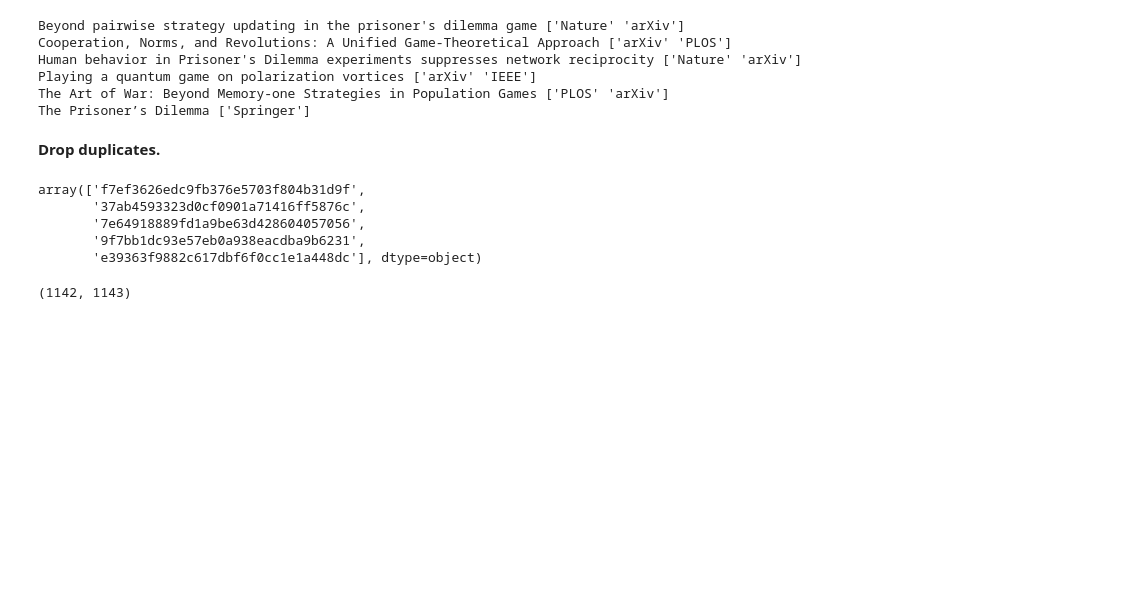
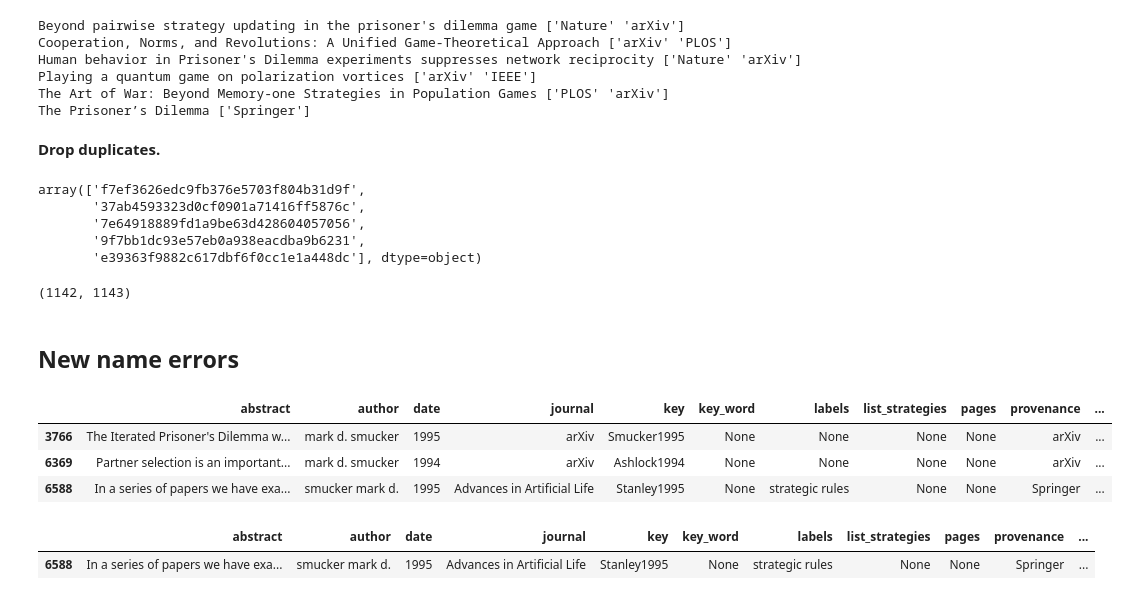
Before and after one commit to Nikoleta-v3/bibliometric-study-of-the-prisoners-dilemma, a Jupyter notebook: src/nbs/0.1. Cleaning Data.ipynb, the cells around one changed output. Drawn from its saved outputs; the diff is of its cells as text; code cells hidden in the pictures; blank space fills up the shorter version.

```diff
--- a/src/nbs/0.1. Cleaning Data.ipynb
+++ b/src/nbs/0.1. Cleaning Data.ipynb
@@ -112,3 +112,20 @@ len(df['title'].unique()), len(df['unique_key'].unique())
 (1142, 1143)
 # %%
 df.to_json('../data/data_nov_2017_clean.json')
+# %% [markdown]
+New name errors
+---------------
+# %%
+df = pd.read_json('../data/data_nov_2017_clean.json')
+# %%
+df[df['author'].str.contains("smucker")]
+# %% [output]
+|  | abstract | author | date | journal | key | key_word | labels | list_strategies | pages | provenance | ... |
+| 3766 | The Iterated Prisoner's Dilemma w... | mark d. smucker | 1995 | arXiv | Smucker1995 | None | None | None | None | arXiv | ... |
+| 6369 | Partner selection is an important... | mark d. smucker | 1994 | arXiv | Ashlock1994 | None | None | None | None | arXiv | ... |
+| 6588 | In a series of papers we have exa... | smucker mark d. | 1995 | Advances in Artificial Life | Stanley1995 | None | strategic rules | None | None | Springer | ... |
+# %%
+df[df['author'] == 'smucker  mark d.']
+# %% [output]
+|  | abstract | author | date | journal | key | key_word | labels | list_strategies | pages | provenance | ... |
+| 6588 | In a series of papers we have exa... | smucker mark d. | 1995 | Advances in Artificial Life | Stanley1995 | None | strategic rules | None | None | Springer | ... |
```
Also changed, not shown: parts of 5 cells of this notebook, 13 other files.
